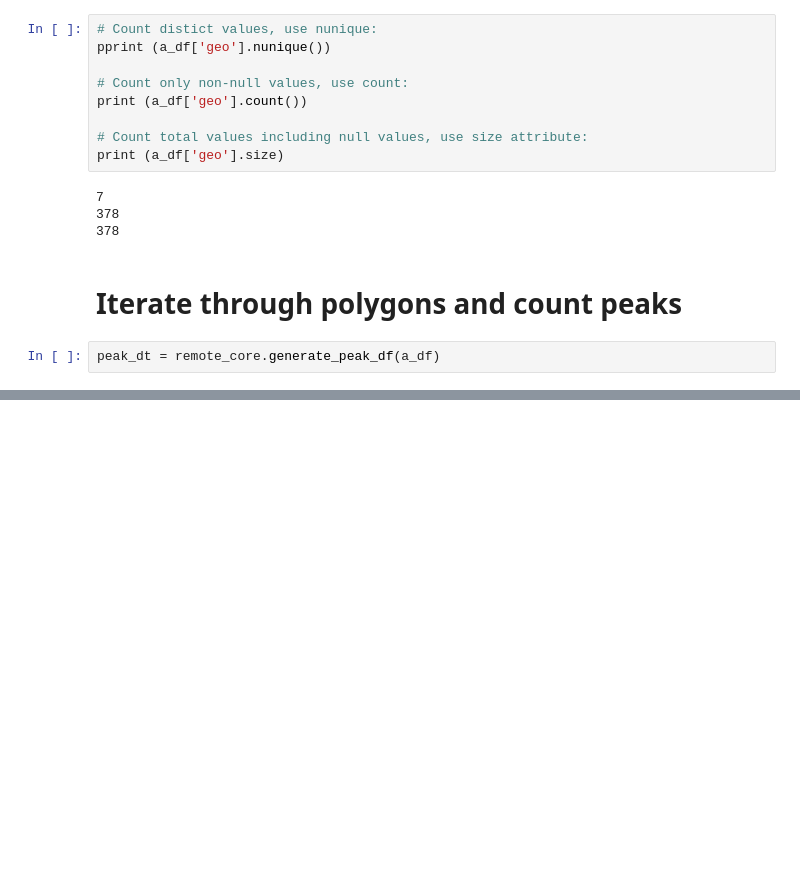
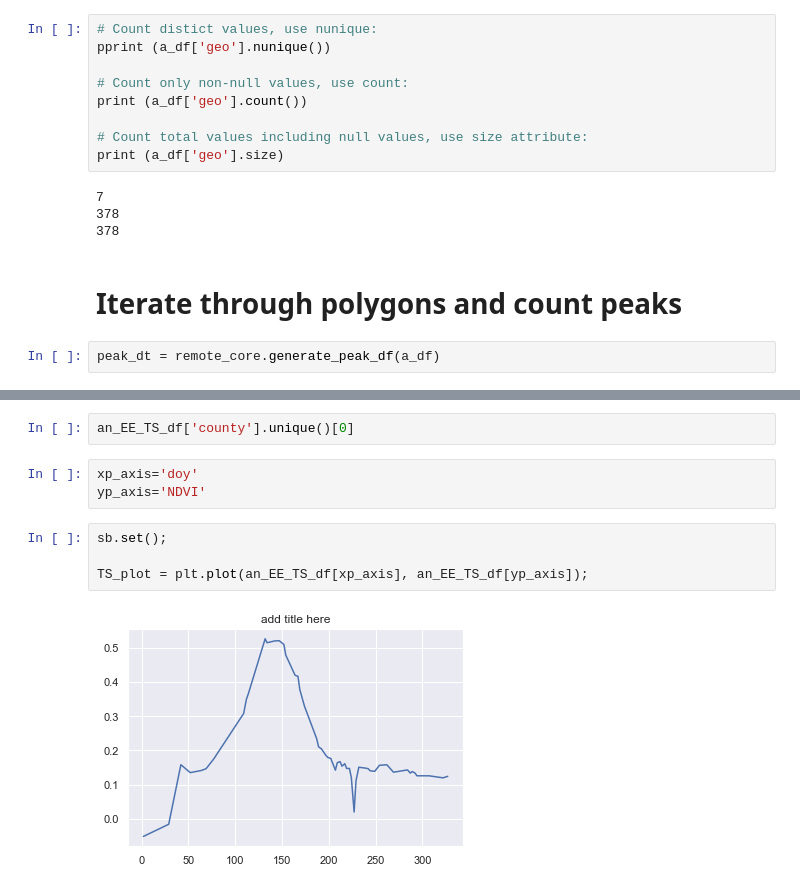
Before and after one commit to sunil21075/Ag, a Jupyter notebook: remote_sensing/python/Local_Jupyter_NoteBooks/01_rough_estimate_start.ipynb, the cells around one changed output, grey strips where cells are left out. Drawn from its saved outputs; the diff is of its cells as text; blank space fills up the shorter version.

```diff
--- a/remote_sensing/python/Local_Jupyter_NoteBooks/01_rough_estimate_start.ipynb
+++ b/remote_sensing/python/Local_Jupyter_NoteBooks/01_rough_estimate_start.ipynb
@@ -71,0 +84,11 @@ for a_poly in polygon_list:
+# %%
+an_EE_TS_df['county'].unique()[0]
+# %%
+xp_axis='doy'
+yp_axis='NDVI'
+# %%
+sb.set();
+
+TS_plot = plt.plot(an_EE_TS_df[xp_axis], an_EE_TS_df[yp_axis]);
+# %% [output]
+[figure, added]
```
Also changed, not shown: parts of 6 cells of this notebook, 5 other files.
